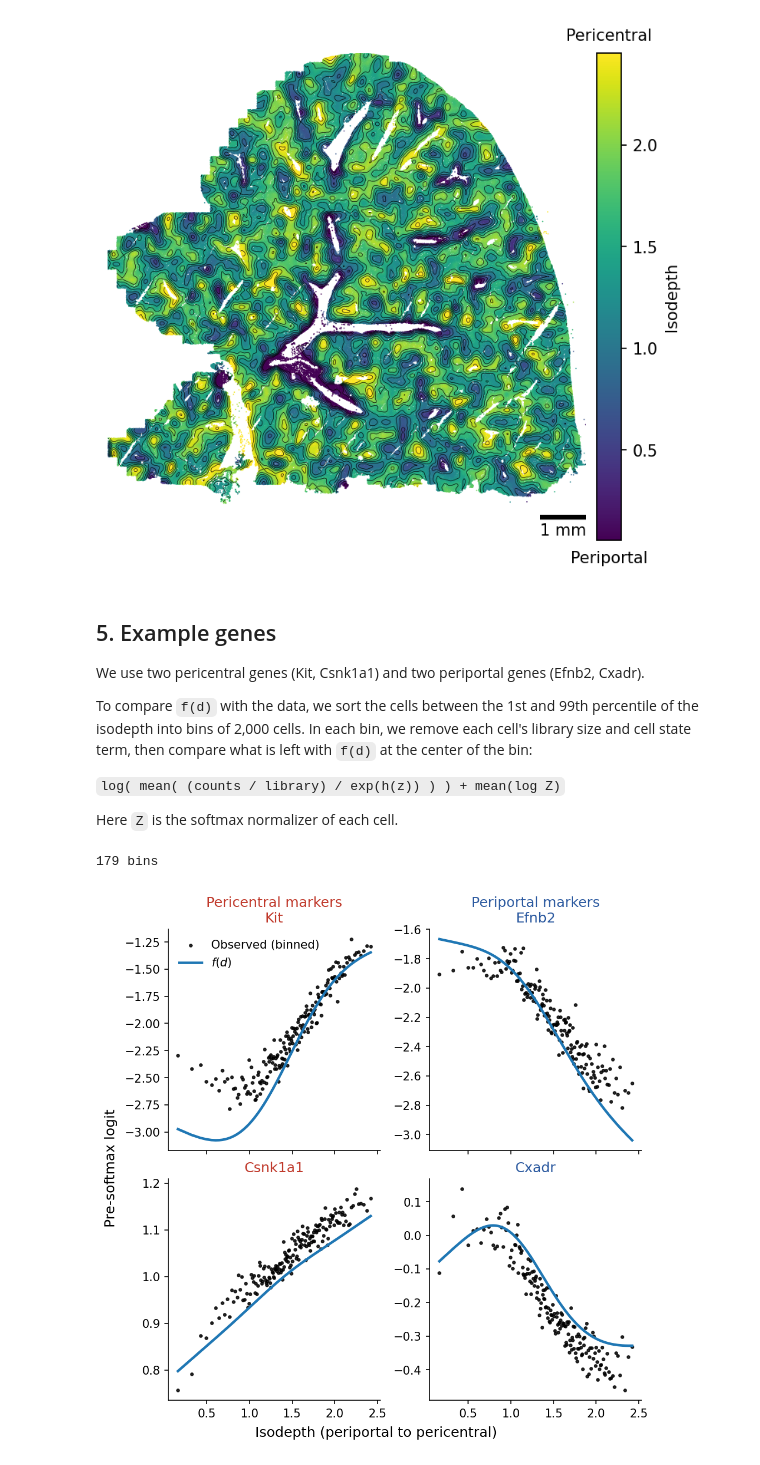
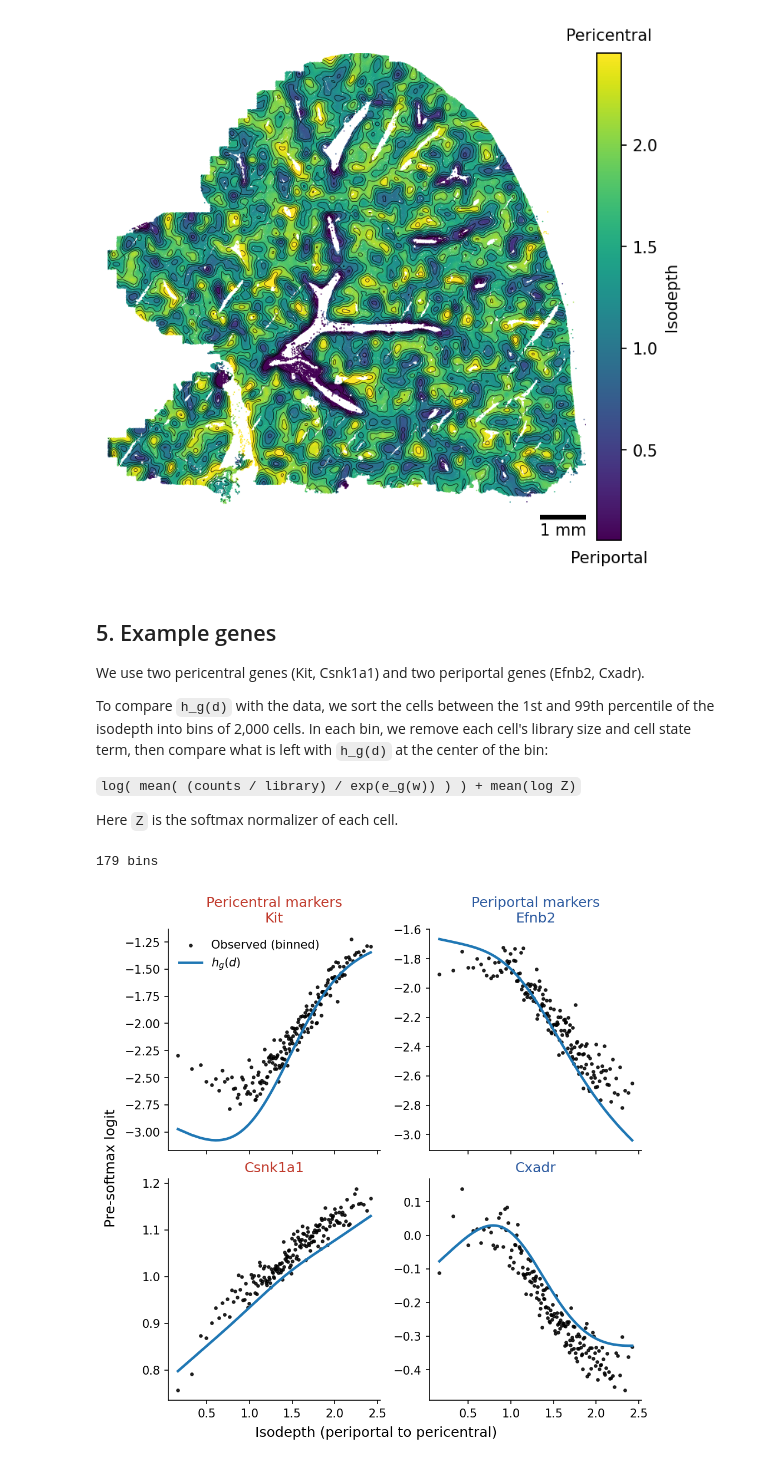
Before and after one commit to chitra-lab/GASTON-VI, a Jupyter notebook: notebooks/liver_tutorial.ipynb, the cells around one changed output. Cells and saved outputs as stored; diff of their text form; code cells hidden in the pictures.

```diff
--- a/notebooks/liver_tutorial.ipynb
+++ b/notebooks/liver_tutorial.ipynb
@@ -101,12 +101,12 @@ model = GASTON_VI(**checkpoint["model_kwargs"])
 model.load_state_dict(checkpoint["state_dict"])
 model.eval()
 
-def f_of_d(values):
+def h_of_d(values):
     with torch.no_grad():
         return model.decoder.f_logits(torch.tensor(values, dtype=torch.float32)[:, None]).numpy()
 
 with torch.no_grad():
-    h_of_z = model.decoder.h_logits(torch.tensor(state)).numpy()  # (cells, genes)
+    e_of_w = model.decoder.h_logits(torch.tensor(state)).numpy()  # (cells, genes)
 # %% [output]
 Decoder: linear_hz
 # %% [markdown]
@@ -196,45 +196,45 @@ plt.show()
 
 We use two pericentral genes (Kit, Csnk1a1) and two periportal genes (Efnb2, Cxadr).
 
-To compare `f(d)` with the data, we sort the cells between the 1st and 99th percentile of
+To compare `h_g(d)` with the data, we sort the cells between the 1st and 99th percentile of
 the isodepth into bins of 2,000 cells. In each bin, we remove each cell's library size and
-cell state term, then compare what is left with `f(d)` at the center of the bin:
+cell state term, then compare what is left with `h_g(d)` at the center of the bin:
 
-`log( mean( (counts / library) / exp(h(z)) ) ) + mean(log Z)`
+`log( mean( (counts / library) / exp(e_g(w)) ) ) + mean(log Z)`
 
 Here `Z` is the softmax normalizer of each cell.
 # %%
 in_range = np.flatnonzero((d >= np.percentile(d, 1)) & (d <= np.percentile(d, 99)))
 sorted_cells = in_range[np.argsort(d[in_range])]
 bins = np.array_split(sorted_cells, len(sorted_cells) // 2000)
 centers = np.array([d[cells].mean() for cells in bins])
-curves = f_of_d(centers)  # (bins, genes)
-log_Z = logsumexp(f_of_d(d) + h_of_z, axis=1)
+curves = h_of_d(centers)  # (bins, genes)
+log_Z = logsumexp(h_of_d(d) + e_of_w, axis=1)
 print(f"{len(bins)} bins")
 
 gene_grid = [["Kit", "Efnb2"], ["Csnk1a1", "Cxadr"]]
 column_titles = ["Pericentral markers", "Periportal markers"]
 column_colors = ["#C0392B", "#2C5AA0"]
 
 fig, axes = plt.subplots(2, 2, figsize=(6.6, 6.6), sharex=True, constrained_layout=True)
 for row in range(2):
     for col in range(2):
         gene, ax = gene_grid[row][col], axes[row, col]
         g = list(gene_names).index(gene)
         observed = [np.log(((counts[cells, g] / library[cells])
-                            / np.exp(h_of_z[cells, g])).mean()) + log_Z[cells].mean()
+                            / np.exp(e_of_w[cells, g])).mean()) + log_Z[cells].mean()
                     for cells in bins]
         ax.scatter(direction * centers, observed, s=5, color="black", alpha=0.8,
                    label="Observed (binned)")
-        ax.plot(direction * centers, curves[:, g], color="#1f77b4", lw=2.2, label="$f(d)$")
+        ax.plot(direction * centers, curves[:, g], color="#1f77b4", lw=2.2, label="$h_g(d)$")
         ax.set_title(gene, color=column_colors[col])
         ax.spines[["top", "right"]].set_visible(False)
 axes[0, 0].legend(frameon=False)
 for col in range(2):
     axes[0, col].set_title(f"{column_titles[col]}\n{gene_grid[0][col]}", color=column_colors[col])
 fig.supxlabel("Isodepth (periportal to pericentral)")
 fig.supylabel("Pre-softmax logit")
 plt.show()
 # %% [output]
 179 bins
-[figure, old version]
+[figure, new version]
```
Also changed, not shown: parts of 2 cells of this notebook.
